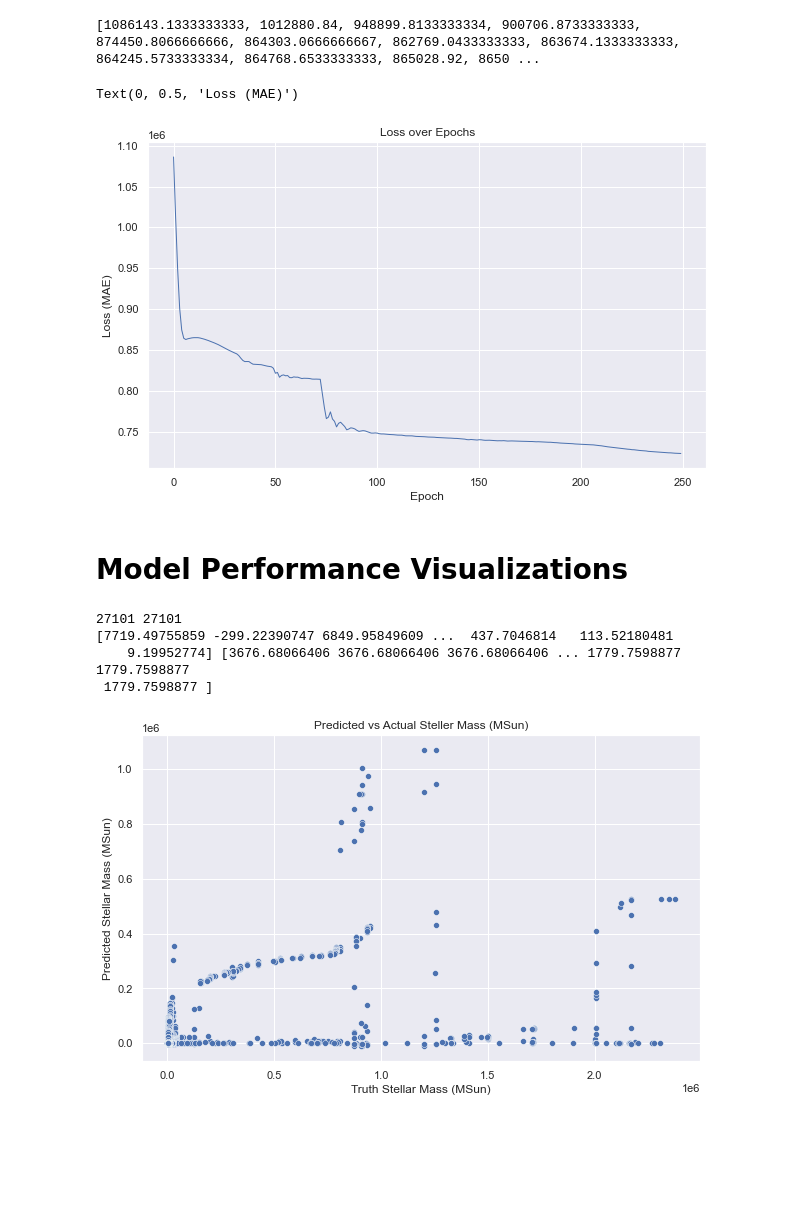
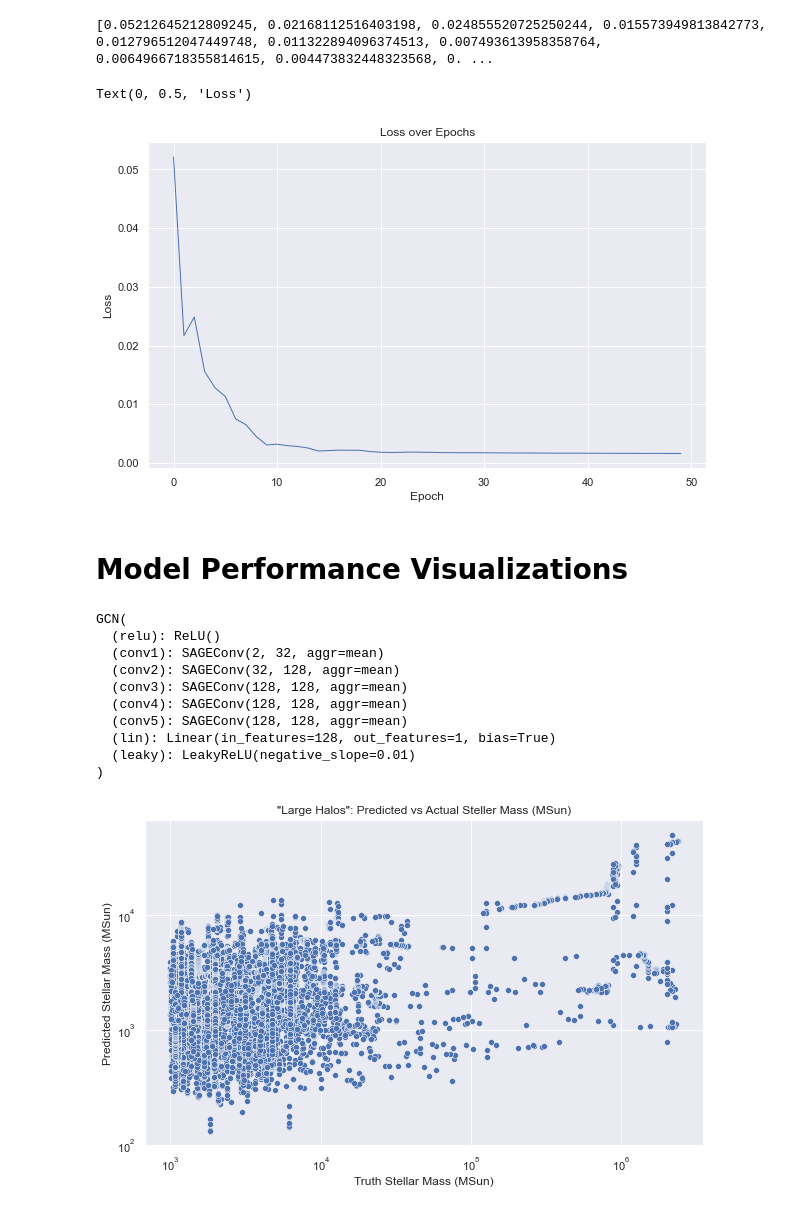
Before and after one commit to vhorvath2010/baryonic-from-dmmt, a Jupyter notebook: visualize_training.ipynb, the cells around one changed output. Saved outputs shown, nothing was run; the diff lists cells and outputs as text; code cells hidden in the pictures; blank space fills up the shorter version.

Commit message:
logspace models

```diff
--- a/visualize_training.ipynb
+++ b/visualize_training.ipynb
@@ -6,18 +6,18 @@ import numpy as np
 
 sns.set(rc={'figure.figsize':(10,6)})
 # %%
-losses = torch.load('models/unpruned_model_huber_losses.pt')
+losses = torch.load('models/unpruned_mse_logspace_losses.pt')
 print(losses)
 # %% [output]
-[1086143.1333333333, 1012880.84, 948899.8133333334, 900706.8733333333, 874450.8066666666, 864303.0666666667, 862769.0433333333, 863674.1333333333, 864245.5733333334, 864768.6533333333, 865028.92, 8650 ...
+[0.05212645212809245, 0.02168112516403198, 0.024855520725250244, 0.015573949813842773, 0.012796512047449748, 0.011322894096374513, 0.007493613958358764, 0.0064966718355814615, 0.004473832448323568, 0. ...
 # %%
 ax = sns.lineplot(losses, linewidth=1)
 ax.set_title('Loss over Epochs')
 ax.set_xlabel('Epoch')
-ax.set_ylabel('Loss (MAE)')
+ax.set_ylabel('Loss')
 # %% [output]
-Text(0, 0.5, 'Loss (MAE)')
+Text(0, 0.5, 'Loss')
-[figure, old version]
+[figure, new version]
 # %% [markdown]
 # Model Performance Visualizations
 # %%
@@ -25,8 +25,20 @@ Text(0, 0.5, 'Loss (MAE)')
 from model import GCN
 
 model = GCN()
-model.load_state_dict(torch.load("models/unpruned_model_huber.pt"))
+print(model)
+model.load_state_dict(torch.load("models/unpruned_mse_logspace.pt"))
 model = model.eval()
+# %% [output]
+GCN(
+  (relu): ReLU()
+  (conv1): SAGEConv(2, 32, aggr=mean)
+  (conv2): SAGEConv(32, 128, aggr=mean)
+  (conv3): SAGEConv(128, 128, aggr=mean)
+  (conv4): SAGEConv(128, 128, aggr=mean)
+  (conv5): SAGEConv(128, 128, aggr=mean)
+  (lin): Linear(in_features=128, out_features=1, bias=True)
+  (leaky): LeakyReLU(negative_slope=0.01)
+)
 # %%
 data = torch.load("datasets/unpruned/SG256_SM_Only_Train.pt")
 
@@ -35,6 +47,10 @@ y_pred = np.array([])
 for graph in data:
     graph.x = torch.tensor([[data[0], data[1]] for data in graph.x])
 
+    # Logspace calcs
+    graph.y = torch.log10(graph.y)
+    graph.x[:, 0] = torch.log10(graph.x[:, 0])
+
     for item in graph.y:
         y_truth = np.append(y_truth, item)
 
@@ -42,18 +58,24 @@ for graph in data:
     for item in out.tolist():
         y_pred = np.append(y_pred, item[0])
 
-print(len(y_pred), len(y_truth))
-print(y_pred, y_truth)
+# unlogspace
+y_truth = 10 ** y_truth
+y_pred = 10 ** y_pred
-# %% [output]
-27101 27101
-[7719.49755859 -299.22390747 6849.95849609 ...  437.7046814   113.52180481
-    9.19952774] [3676.68066406 3676.68066406 3676.68066406 ... 1779.7598877  1779.7598877
- 1779.7598877 ]
+# %%
+# Split for analysis
+large_idx = y_truth > 1e3
+y_truth_large = y_truth[large_idx]
+y_pred_large = y_pred[large_idx]
+
+y_truth_small = y_truth[~large_idx]
+y_pred_small = y_pred[~large_idx]
 # %%
-ax = sns.scatterplot(x=y_truth, y=y_pred)
-ax.set_title('Predicted vs Actual Steller Mass (MSun)')
+ax = sns.scatterplot(x=y_truth_large, y=y_pred_large)
+ax.set_title('"Large Halos": Predicted vs Actual Steller Mass (MSun)')
 ax.set_xlabel('Truth Stellar Mass (MSun)')
 ax.set_ylabel('Predicted Stellar Mass (MSun)')
+ax.set_xscale('log')
+ax.set_yscale('log')
 ax.autoscale(True)
 # %% [output]
-[figure, old version]
+[figure, new version]
```
Also changed, not shown: parts of 3 cells of this notebook, 9 other files.
